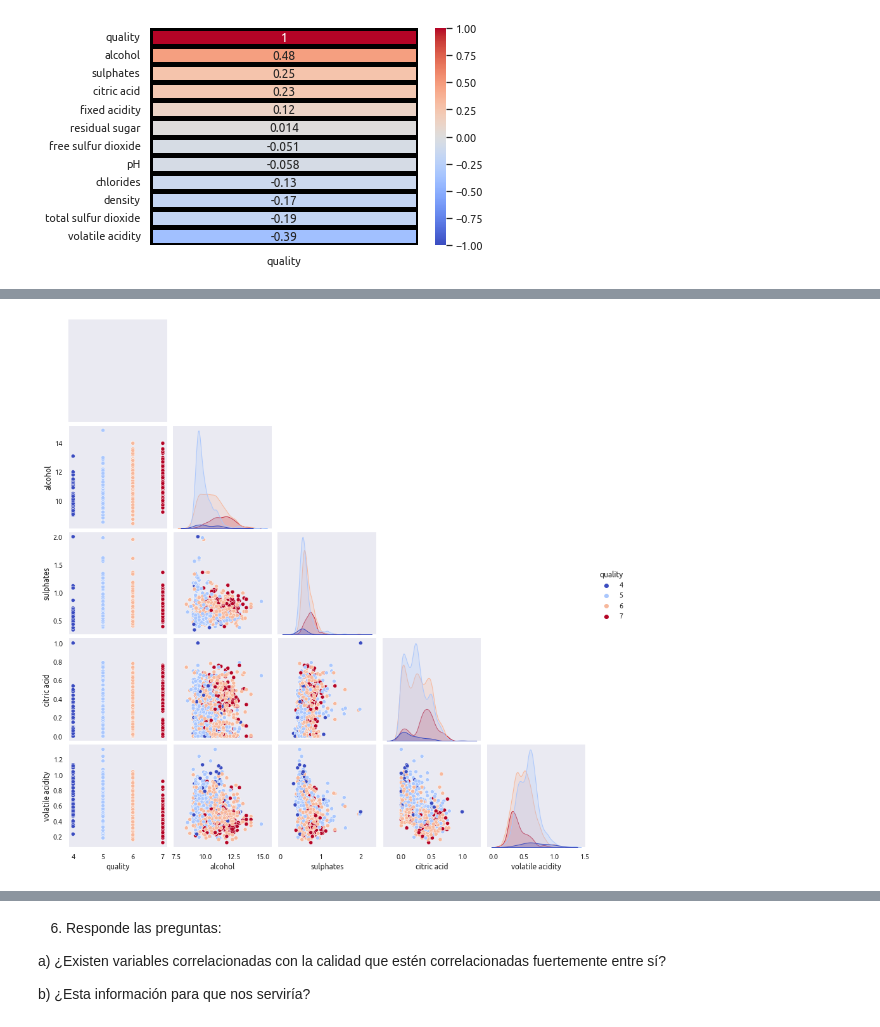
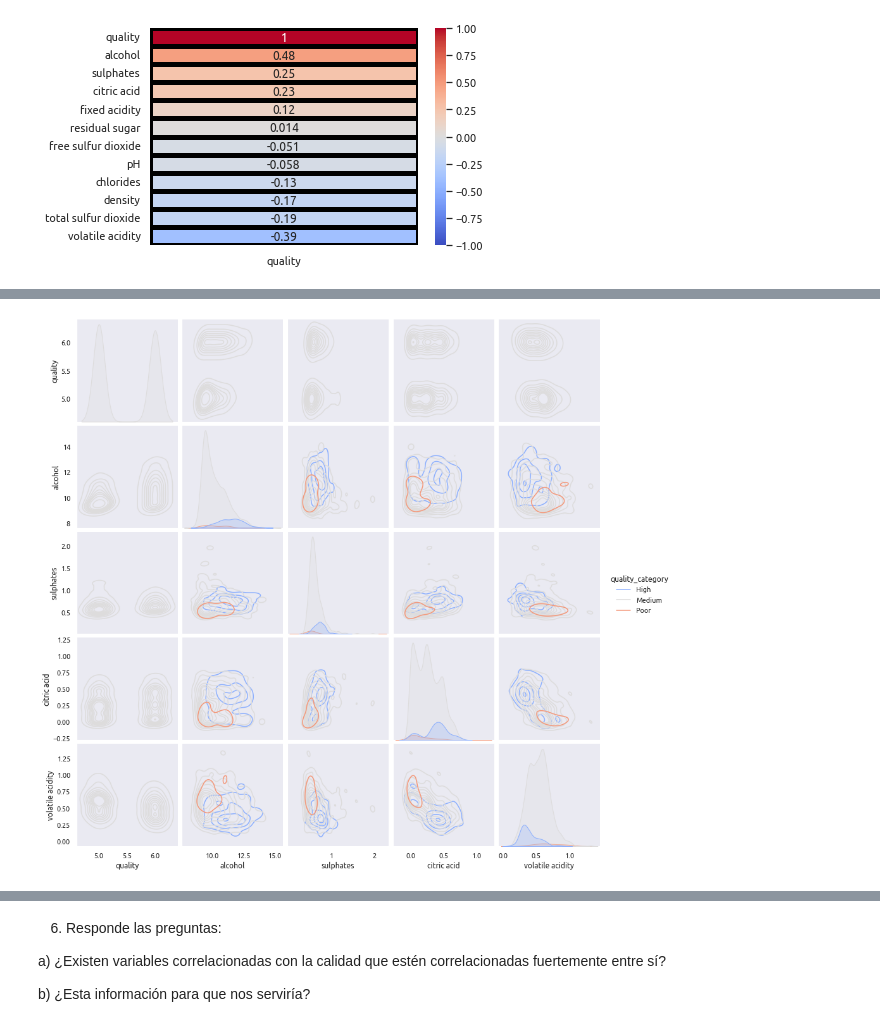
Before and after one commit to neimv/master_python, a Jupyter notebook: data/projects/Proyecto-Analisis-Exploratorio-de-Datos-Duplicate/eda-wines-template.ipynb, the cells around one changed output, grey strips where cells are left out. Saved outputs shown, nothing was run; the diff lists cells and outputs as text; code cells hidden in the pictures.

Commit message:
in analytics of wines

```diff
--- a/data/projects/Proyecto-Analisis-Exploratorio-de-Datos-Duplicate/eda-wines-template.ipynb
+++ b/data/projects/Proyecto-Analisis-Exploratorio-de-Datos-Duplicate/eda-wines-template.ipynb
@@ -477,8 +503,8 @@ plt.show()
 # %%
 sns.pairplot(
-    data=total_wine_clean, hue='quality', palette='coolwarm', corner=True,
-    vars=['quality', 'alcohol', 'sulphates', 'citric acid', 'volatile acidity']
+    data=total_wine_clean, hue='quality_category', palette='coolwarm', markers=["o", "s", "D"],
+    vars=['quality', 'alcohol', 'sulphates', 'citric acid', 'volatile acidity'], kind='kde'
 )
 plt.show()
 # %% [output]
-[figure, old version]
+[figure, new version]
```
Also changed, not shown: parts of 12 cells of this notebook.
